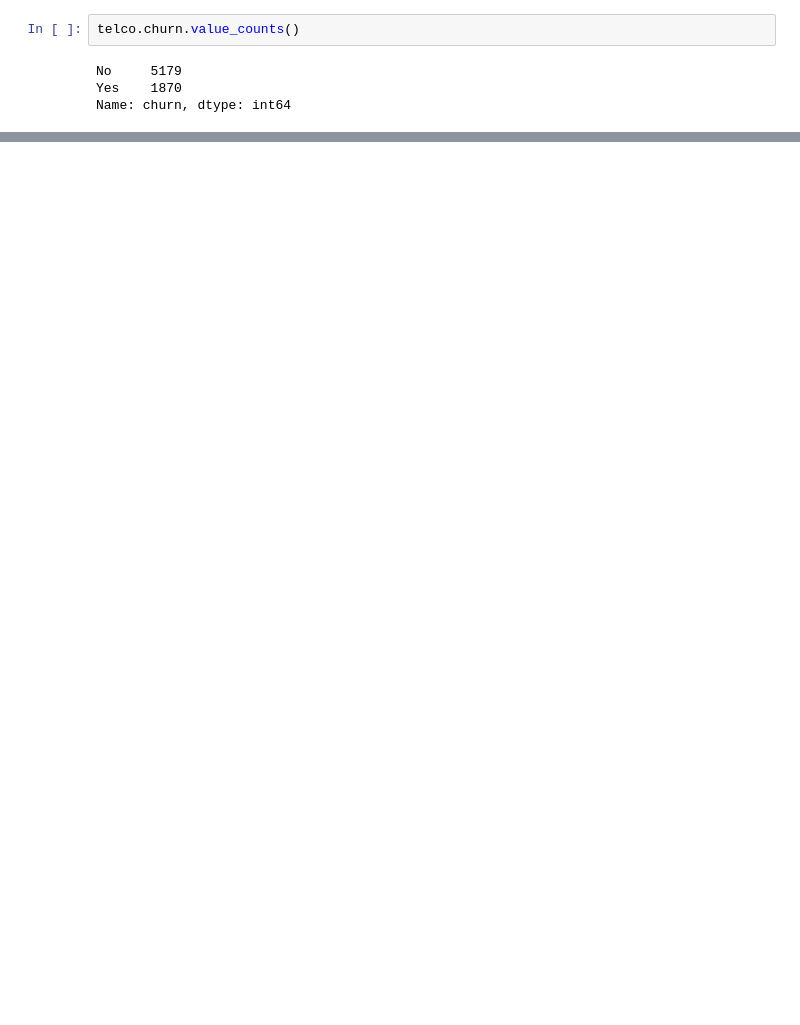
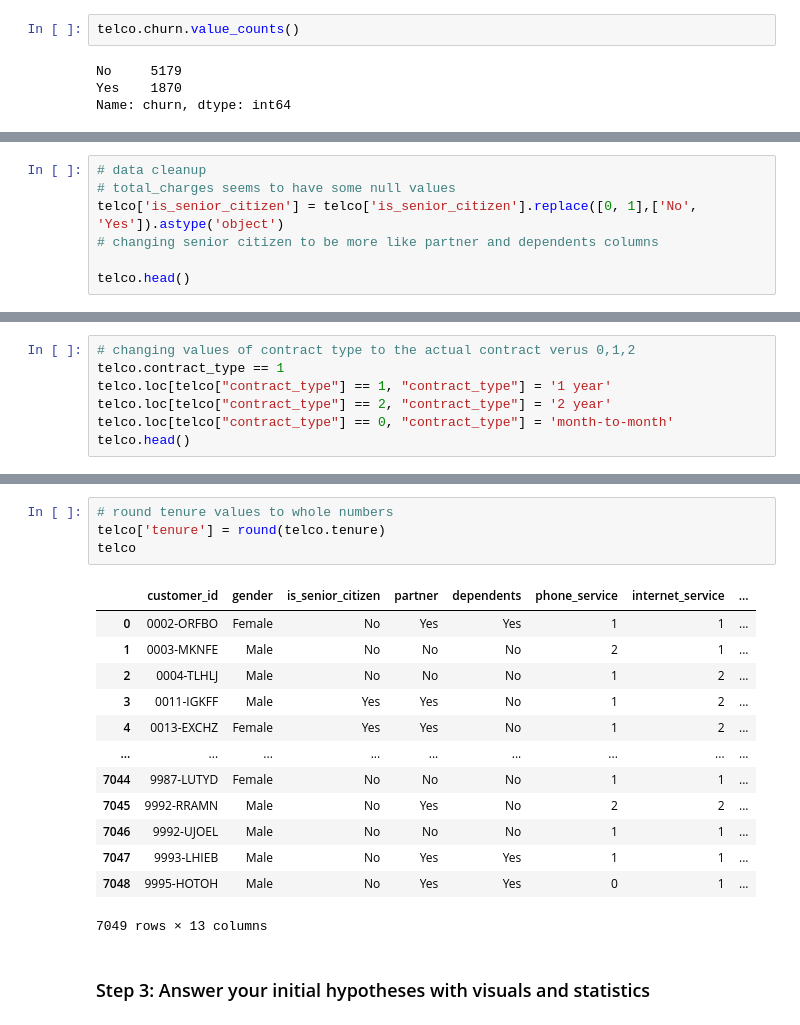
Before and after one commit to lochlynlaskowski/Projects, a Jupyter notebook: Project.ipynb, the cells around one changed output, grey strips where cells are left out. Saved outputs shown, nothing was run; the diff lists cells and outputs as text; blank space fills up the shorter version.

```diff
--- a/Project.ipynb
+++ b/Project.ipynb
@@ -84,0 +94,7 @@ Name: tenure, Length: 7049, dtype: bool
+# %%
+# data cleanup
+# total_charges seems to have some null values
+telco['is_senior_citizen'] = telco['is_senior_citizen'].replace([0, 1],['No', 'Yes']).astype('object')
+# changing senior citizen to be more like partner and dependents columns
+
+telco.head()
@@ -84,0 +108,7 @@ Name: tenure, Length: 7049, dtype: bool
+# %%
+# changing values of contract type to the actual contract verus 0,1,2
+telco.contract_type == 1
+telco.loc[telco["contract_type"] == 1, "contract_type"] = '1 year'
+telco.loc[telco["contract_type"] == 2, "contract_type"] = '2 year'
+telco.loc[telco["contract_type"] == 0, "contract_type"] = 'month-to-month'
+telco.head()
@@ -84,0 +122,20 @@ Name: tenure, Length: 7049, dtype: bool
+# %%
+# round tenure values to whole numbers
+telco['tenure'] = round(telco.tenure)
+telco
+# %% [output]
+|  | customer_id | gender | is_senior_citizen | partner | dependents | phone_service | internet_service | ... |
+| 0 | 0002-ORFBO | Female | No | Yes | Yes | 1 | 1 | ... |
+| 1 | 0003-MKNFE | Male | No | No | No | 2 | 1 | ... |
+| 2 | 0004-TLHLJ | Male | No | No | No | 1 | 2 | ... |
+| 3 | 0011-IGKFF | Male | Yes | Yes | No | 1 | 2 | ... |
+| 4 | 0013-EXCHZ | Female | Yes | Yes | No | 1 | 2 | ... |
+| ... | ... | ... | ... | ... | ... | ... | ... | ... |
+| 7044 | 9987-LUTYD | Female | No | No | No | 1 | 1 | ... |
+| 7045 | 9992-RRAMN | Male | No | Yes | No | 2 | 2 | ... |
+| 7046 | 9992-UJOEL | Male | No | No | No | 1 | 1 | ... |
+| 7047 | 9993-LHIEB | Male | No | Yes | Yes | 1 | 1 | ... |
+| 7048 | 9995-HOTOH | Male | No | Yes | Yes | 0 | 1 | ... |
+7049 rows × 13 columns
+# %% [markdown]
+### Step 3: Answer your initial hypotheses with visuals and statistics
```
Also changed, not shown: parts of 64 cells of this notebook, 1 other file.
